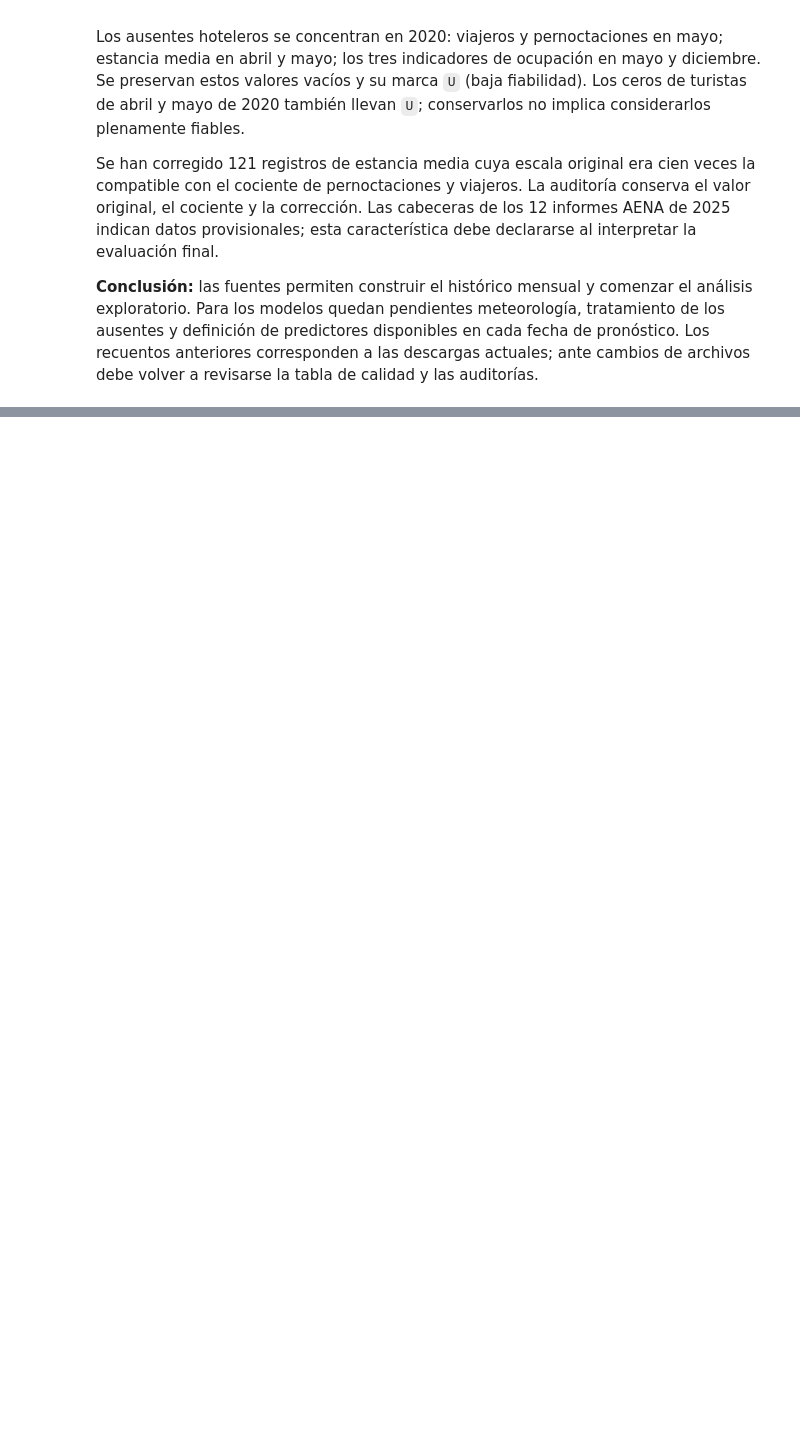
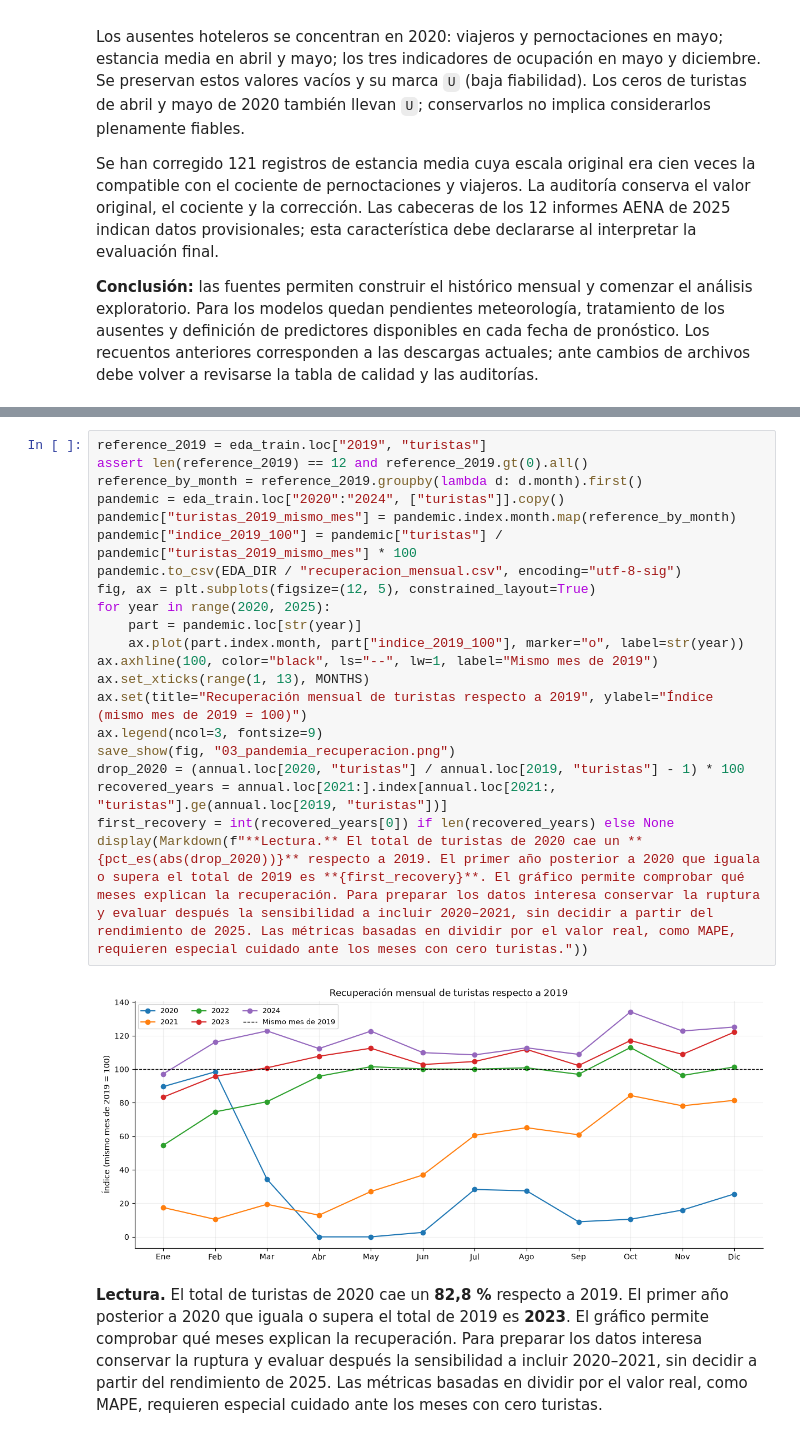
Before and after one commit to acortes99/tfm-turismo-mallorca, a Jupyter notebook: tfm-turismo-viu.ipynb, the cells around one changed output, grey strips where cells are left out. Drawn from its saved outputs; the diff is of its cells as text; blank space fills up the shorter version.

```diff
--- a/tfm-turismo-viu.ipynb
+++ b/tfm-turismo-viu.ipynb
@@ -379,0 +515,24 @@ Se han corregido 121 registros de estancia media cuya escala original era cien v
+# %%
+reference_2019 = eda_train.loc["2019", "turistas"]
+assert len(reference_2019) == 12 and reference_2019.gt(0).all()
+reference_by_month = reference_2019.groupby(lambda d: d.month).first()
+pandemic = eda_train.loc["2020":"2024", ["turistas"]].copy()
+pandemic["turistas_2019_mismo_mes"] = pandemic.index.month.map(reference_by_month)
+pandemic["indice_2019_100"] = pandemic["turistas"] / pandemic["turistas_2019_mismo_mes"] * 100
+pandemic.to_csv(EDA_DIR / "recuperacion_mensual.csv", encoding="utf-8-sig")
+fig, ax = plt.subplots(figsize=(12, 5), constrained_layout=True)
+for year in range(2020, 2025):
+    part = pandemic.loc[str(year)]
+    ax.plot(part.index.month, part["indice_2019_100"], marker="o", label=str(year))
+ax.axhline(100, color="black", ls="--", lw=1, label="Mismo mes de 2019")
+ax.set_xticks(range(1, 13), MONTHS)
+ax.set(title="Recuperación mensual de turistas respecto a 2019", ylabel="Índice (mismo mes de 2019 = 100)")
+ax.legend(ncol=3, fontsize=9)
+save_show(fig, "03_pandemia_recuperacion.png")
+drop_2020 = (annual.loc[2020, "turistas"] / annual.loc[2019, "turistas"] - 1) * 100
+recovered_years = annual.loc[2021:].index[annual.loc[2021:, "turistas"].ge(annual.loc[2019, "turistas"])]
+first_recovery = int(recovered_years[0]) if len(recovered_years) else None
+display(Markdown(f"**Lectura.** El total de turistas de 2020 cae un **{pct_es(abs(drop_2020))}** respecto a 2019. El primer año posterior a 2020 que iguala o supera el total de 2019 es **{first_recovery}**. El gráfico permite comprobar qué meses explican la recuperación. Para preparar los datos interesa conservar la ruptura y evaluar después la sensibilidad a incluir 2020–2021, sin decidir a partir del rendimiento de 2025. Las métricas basadas en dividir por el valor real, como MAPE, requieren especial cuidado ante los meses con cero turistas."))
+# %% [output]
+[figure, added]
+**Lectura.** El total de turistas de 2020 cae un **82,8 %** respecto a 2019. El primer año posterior a 2020 que iguala o supera el total de 2019 es **2023**. El gráfico permite comprobar qué meses explican la recuperación. Para preparar los datos interesa conservar la ruptura y evaluar después la sensibilidad a incluir 2020–2021, sin decidir a partir del rendimiento de 2025. Las métricas basadas en dividir por el valor real, como MAPE, requieren especial cuidado ante los meses con cero turistas.
```
Also changed, not shown: parts of 15 cells of this notebook, 14 other files.
